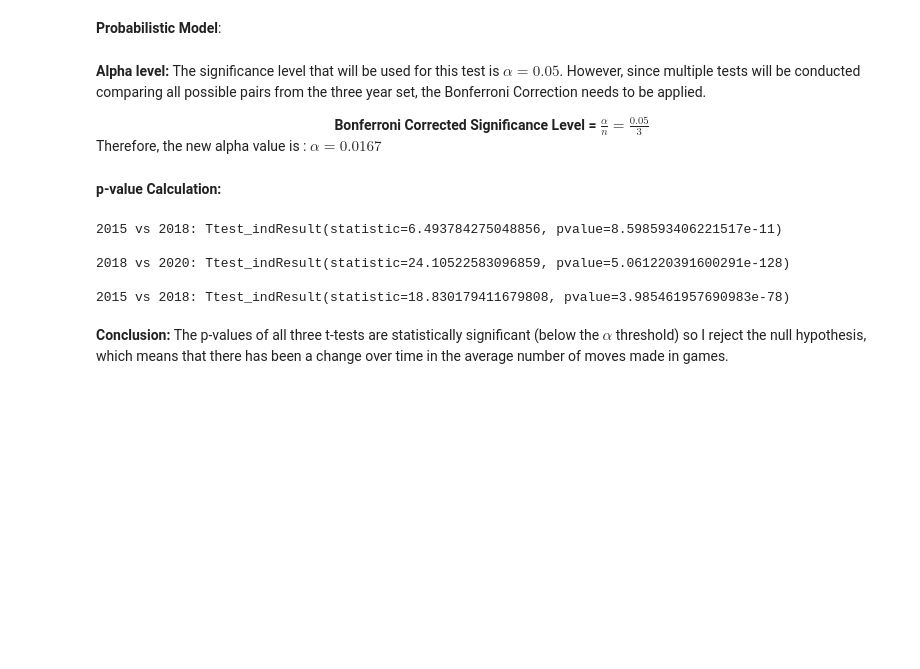
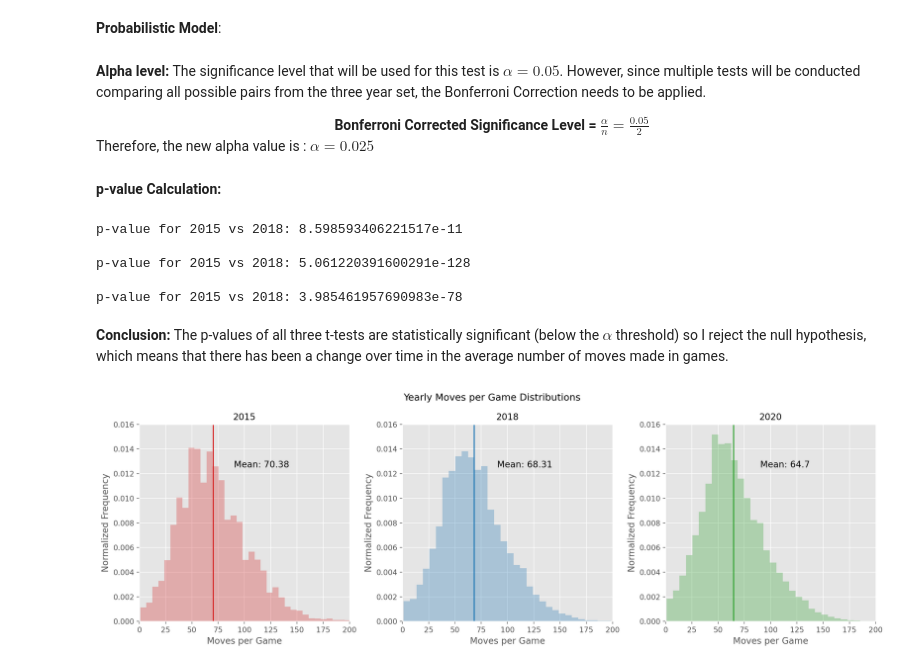
Before and after one commit to kenshr/The-Evolution-of-Chess, a Jupyter notebook: src/Sample_RU_1500_EDA.ipynb, the cells around one changed output. Cells and saved outputs as stored; diff of their text form; code cells hidden in the pictures; blank space fills up the shorter version.

Commit message:
created sample dataset and generated graphics for hypothesis test

```diff
--- a/src/Sample_RU_1500_EDA.ipynb
+++ b/src/Sample_RU_1500_EDA.ipynb
@@ -352,25 +365,55 @@ Number of games for ELO range 2700-3500: 383
 # %% [markdown]
 **Alpha level:** The significance level that will be used for this test is $\alpha = 0.05$. However, since multiple tests will be conducted comparing all possible pairs from the three year set, the Bonferroni Correction needs to be applied.
 
-<center><b>Bonferroni Corrected Significance Level = $\frac{\alpha}{n} = \frac{0.05}{3}$</b></center>
+<center><b>Bonferroni Corrected Significance Level = $\frac{\alpha}{n} = \frac{0.05}{2}$</b></center>
 
-Therefore, the new alpha value is : $\alpha = 0.0167$
+Therefore, the new alpha value is : $\alpha = 0.025$
 # %% [markdown]
 **p-value Calculation:**
 # %%
+ttest_15v18 = stats.ttest_ind(chess_df[chess_df.year==2015].total_moves,chess_df[chess_df.year==2018].total_moves,equal_var=False)
+ttest_18v20 = stats.ttest_ind(chess_df[chess_df.year==2018].total_moves,chess_df[chess_df.year==2020].total_moves,equal_var=False)
+ttest_15v20 = stats.ttest_ind(chess_df[chess_df.year==2015].total_moves,chess_df[chess_df.year==2020].total_moves,equal_var=False)
+
 # 2015 and 2018
-print('2015 vs 2018: {ttest} \n'.format(ttest = stats.ttest_ind(chess_df[chess_df.year==2015].total_moves,chess_df[chess_df.year==2018].total_moves,equal_var=False)))
+print('p-value for 2015 vs 2018: {p_val} \n'.format(p_val = ttest_15v18[1]))
 # 2018 and 2020
-print('2018 vs 2020: {ttest} \n'.format(ttest = stats.ttest_ind(chess_df[chess_df.year==2018].total_moves,chess_df[chess_df.year==2020].total_moves,equal_var=False)))
+print('p-value for 2015 vs 2018: {p_val} \n'.format(p_val = ttest_18v20[1]))
 # 2015 and 2020
-print('2015 vs 2018: {ttest}'.format(ttest = stats.ttest_ind(chess_df[chess_df.year==2015].total_moves,chess_df[chess_df.year==2020].total_moves,equal_var=False)))
-
-# stats.ttest_rel(chess_df[chess_df.year==2018].total_moves,chess_df[chess_df.year==2020].total_moves)
+print('p-value for 2015 vs 2018: {p_val} \n'.format(p_val = ttest_15v20[1]))
 # %% [output]
-2015 vs 2018: Ttest_indResult(statistic=6.493784275048856, pvalue=8.598593406221517e-11)
+p-value for 2015 vs 2018: 8.598593406221517e-11
 
-2018 vs 2020: Ttest_indResult(statistic=24.10522583096859, pvalue=5.061220391600291e-128)
+p-value for 2015 vs 2018: 5.061220391600291e-128
 
-2015 vs 2018: Ttest_indResult(statistic=18.830179411679808, pvalue=3.985461957690983e-78)
+p-value for 2015 vs 2018: 3.985461957690983e-78
 # %% [markdown]
 **Conclusion:** The p-values of all three t-tests are statistically significant (below the $\alpha$ threshold) so I reject the null hypothesis, which means that there has been a change over time in the average number of moves made in games.
+# %%
+# Individual Year Histograms
+years = [2015, 2018, 2020]
+colors = ['tab:red', 'tab:blue', 'tab:green']
+
+fig, axs = plt.subplots(1,len(years), figsize=(15,5), dpi=200)
+for idx, ax in enumerate(axs.flatten()):
+    df = chess_df[chess_df.year==years[idx]].copy(deep=True)
+
+    ax.hist(df.total_moves.values,bins=50,density=True, alpha = 0.3, color=colors[idx])
+    ax.set_xlim((0,200))
+    ax.set_ylim((0,0.016))
+
+    ax.set_title('{year}'.format(year=years[idx]),fontsize=12)
+    ax.set_xlabel('Moves per Game', fontsize=12)
+    ax.set_ylabel('Normalized Frequency', fontsize=12)
+
+    ax.axvline(x = df.total_moves.mean(), color=colors[idx])
+    ax.text(90, 0.0125, 'Mean: ' + str(round(df.total_moves.mean(), 2)), color='Black', fontsize=12)
+
+fig.suptitle('Yearly Moves per Game Distributions', fontsize=13)
+
+
+plt.tight_layout()
+plt.savefig('../imgs/year_hist_moves_per_game.png')
+plt.show()
+# %% [output]
+[figure, added]
```
Also changed, not shown: parts of 14 cells of this notebook, 4 other files.
